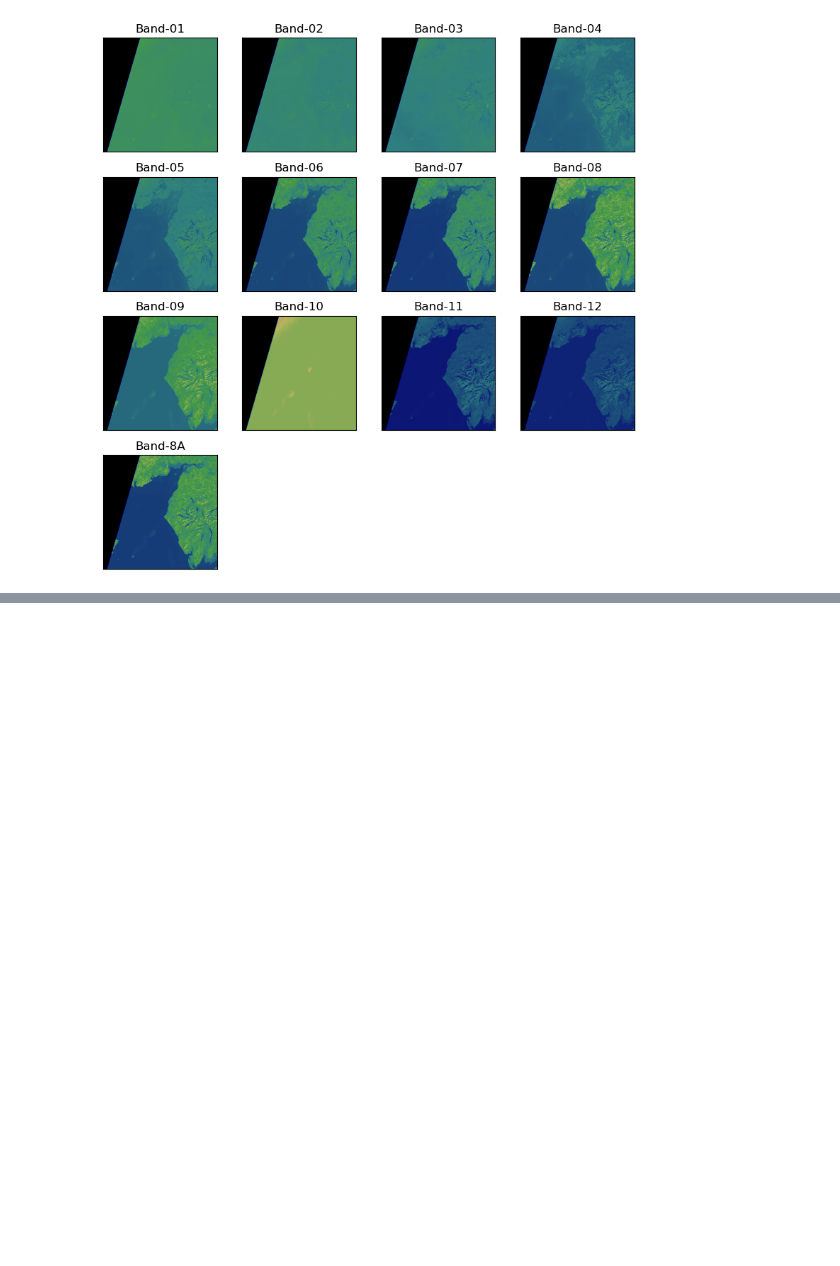
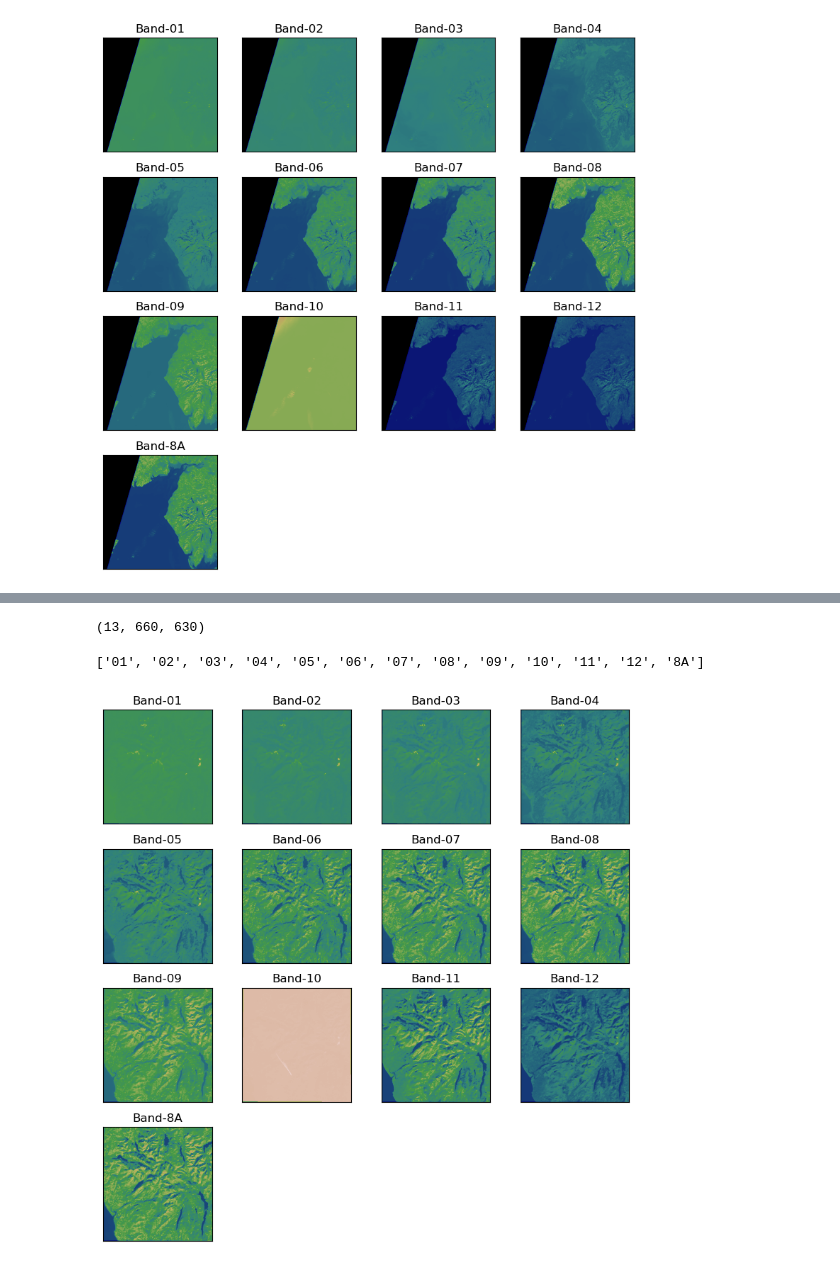
Before and after one commit to mxagar/satellite_image_water_vectorizer, a Jupyter notebook: notebooks/Geospatial_Image_Analysis.ipynb, the cells around one changed output, grey strips where cells are left out. Saved outputs shown, nothing was run; the diff lists cells and outputs as text; code cells hidden in the pictures; blank space fills up the shorter version.

```diff
--- a/notebooks/Geospatial_Image_Analysis.ipynb
+++ b/notebooks/Geospatial_Image_Analysis.ipynb
@@ -271,0 +354,4 @@ with rio.open(band_name, 'r') as src:
+# %%
+# Get paths of resampled bands
+sentinel_bands = glob(os.path.join(SCENE_PATH, "processed", "*B?*.tiff"))
+sentinel_bands.sort()
@@ -271,0 +402,23 @@ with rio.open(band_name, 'r') as src:
+# %%
+test_filename = "../data/Scene 1 - S2A_MSIL1C_20230223T112111_N0509_R037_T30UVF_20230223T145910/processed/B01_COG.tiff"
+img, profile, band_name = load_band_image(filename=test_filename,
+                                          resample=True,
+                                          resolution=(60,60))
+# %%
+# Load all cropped bands
+sentinel_bands = glob(os.path.join(SCENE_PATH, "processed", "*B?*.tiff"))
+sentinel_bands.sort()
+images = []
+profiles = []
+band_names = []
+for band_filename in sentinel_bands:
+    try:
+        assert os.path.isfile(band_filename)
+        img, profile, band_name = load_band_image(filename=band_filename,
+                                                  resample=False,
+                                                  resolution=(60,60))
+        images.append(img)
+        profiles.append(profile)
+        band_names.append(band_name)
+    except AssertionError as err:
+        print(f"load_band_image: band_filename does not exist: {band_filename}")
@@ -271,0 +442,22 @@ with rio.open(band_name, 'r') as src:
+# %%
+# Stack all image channels/bands
+images_array = np.stack(images).squeeze()
+# %%
+images_array.shape
+# %% [output]
+(13, 660, 630)
+# %%
+band_names
+# %% [output]
+['01', '02', '03', '04', '05', '06', '07', '08', '09', '10', '11', '12', '8A']
+# %%
+# Plot all bands
+ep.plot_bands(images_array,
+              cmap='gist_earth',
+              title=[f"Band-{name}" for name in band_names],
+              figsize=(8, 8),
+              cols=4,
+              cbar=False)
+plt.show()
+# %% [output]
+[figure, added]
```
Also changed, not shown: parts of 19 cells of this notebook.
